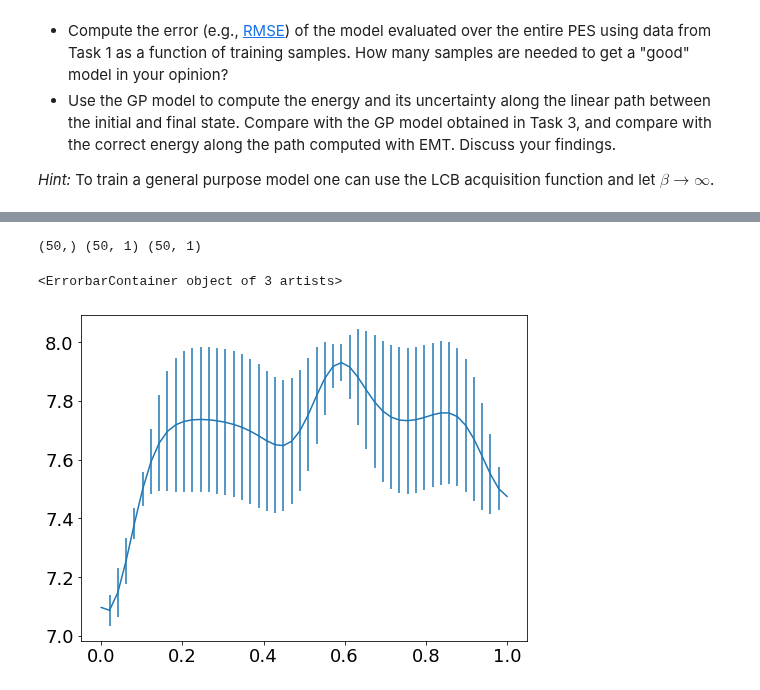
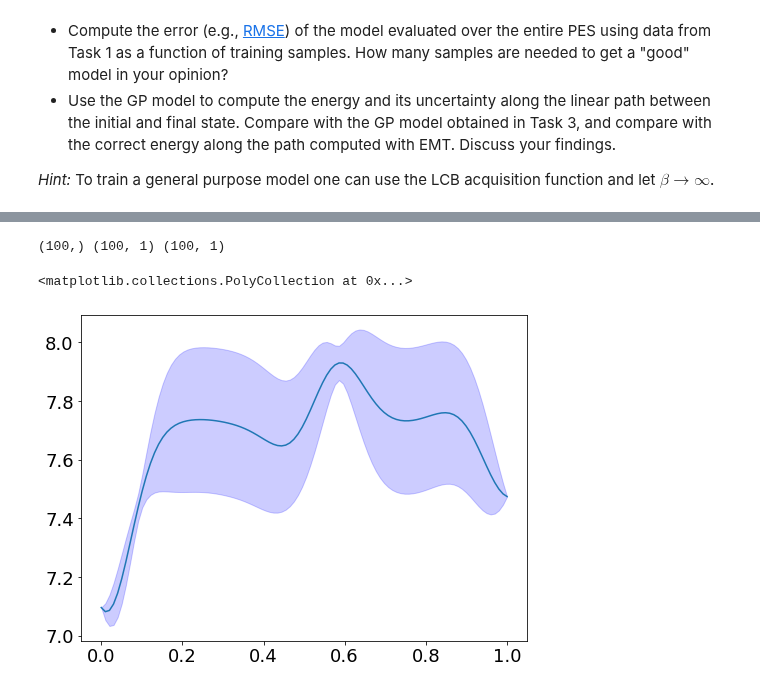
Before and after one commit to elindgren/asam_projects, a Jupyter notebook: project-2b/TIF345_bayesopt_project_2b.ipynb, the cells around one changed output, grey strips where cells are left out. Drawn from its saved outputs; the diff is of its cells as text; code cells hidden in the pictures.

```diff
--- a/project-2b/TIF345_bayesopt_project_2b.ipynb
+++ b/project-2b/TIF345_bayesopt_project_2b.ipynb
@@ -622,18 +645,23 @@ Parameters:
 # %%
 def path(x_end, y_end, n):
     lamb = np.linspace(0,1,n)
     Xs = np.zeros((n,2))
     Xs[:,0] = gm_x + lamb*(x_end-gm_x)
     Xs[:,1] = gm_y + lamb*(y_end-gm_y)
     return Xs, lamb
 
-p, lamb = path(11,2.1,50)
+p, lamb = path(11,2.1,100)
 mu_pes, std_pes  = model.predict(p)
 fig,ax = plt.subplots(figsize = (8,6))
 
 print(lamb.shape, mu_pes.shape, std_pes.shape)
-ax.errorbar(x =lamb ,y = mu_pes, yerr = np.sqrt(std_pes))
+
+mean = mu_pes[:,0]
+err = np.sqrt(std_pes[:,0])
+# ax.errorbar(x =lamb ,y = mean, yerr = err)
+ax.plot(lamb, mean)
+ax.fill_between(x=lamb, y1=mean+err, y2=mean-err, color='b', alpha=0.2)
 # %% [output]
-(50,) (50, 1) (50, 1)
+(100,) (100, 1) (100, 1)
-<ErrorbarContainer object of 3 artists>
+<matplotlib.collections.PolyCollection at 0x...>
-[figure, old version]
+[figure, new version]
```
Also changed, not shown: parts of 8 cells of this notebook, 7 other files.
